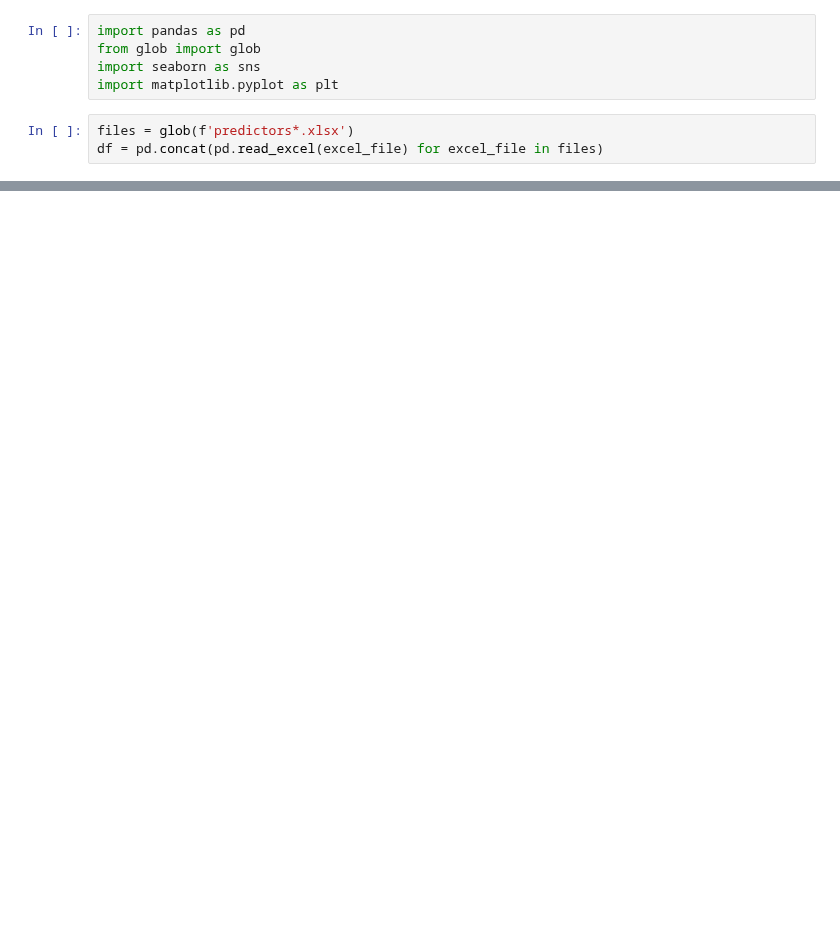
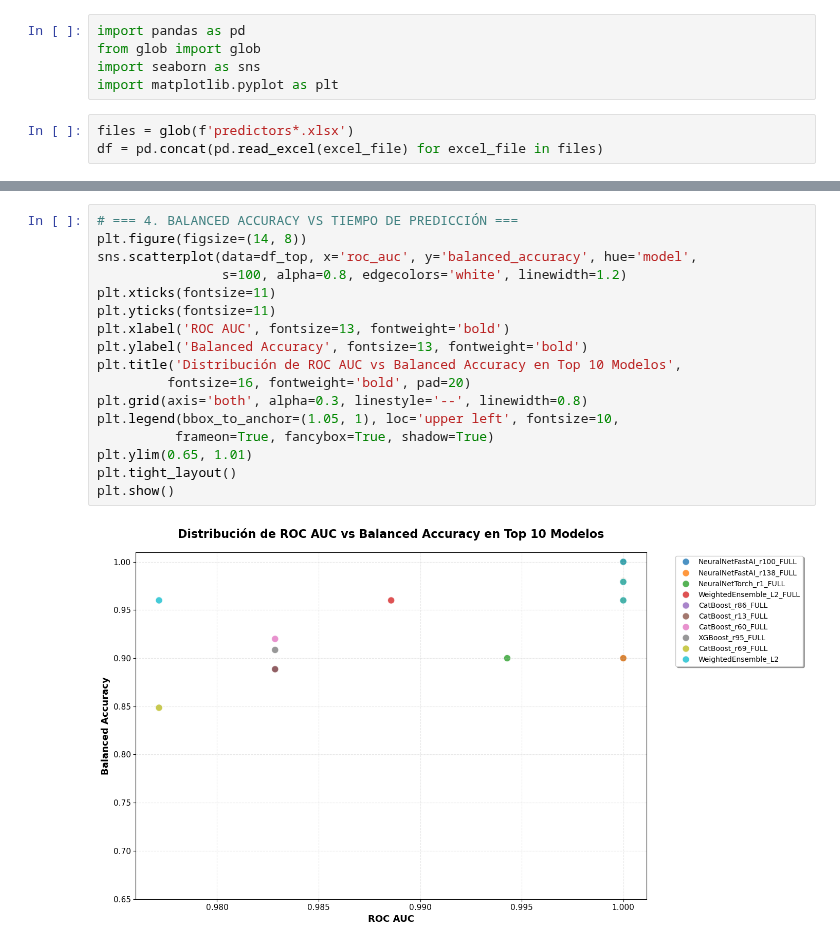
Before and after one commit to jgalanl/synthetic-data, a Jupyter notebook: 5_results/5_3_mix/analytics.ipynb, the cells around one changed output, grey strips where cells are left out. Saved outputs shown, nothing was run; the diff lists cells and outputs as text; blank space fills up the shorter version.

```diff
--- a/5_results/5_3_mix/analytics.ipynb
+++ b/5_results/5_3_mix/analytics.ipynb
@@ -76,0 +49,19 @@ plt.show()
+# %%
+# === 4. BALANCED ACCURACY VS TIEMPO DE PREDICCIÓN ===
+plt.figure(figsize=(14, 8))
+sns.scatterplot(data=df_top, x='roc_auc', y='balanced_accuracy', hue='model',
+                s=100, alpha=0.8, edgecolors='white', linewidth=1.2)
+plt.xticks(fontsize=11)
+plt.yticks(fontsize=11)
+plt.xlabel('ROC AUC', fontsize=13, fontweight='bold')
+plt.ylabel('Balanced Accuracy', fontsize=13, fontweight='bold')
+plt.title('Distribución de ROC AUC vs Balanced Accuracy en Top 10 Modelos',
+         fontsize=16, fontweight='bold', pad=20)
+plt.grid(axis='both', alpha=0.3, linestyle='--', linewidth=0.8)
+plt.legend(bbox_to_anchor=(1.05, 1), loc='upper left', fontsize=10,
+          frameon=True, fancybox=True, shadow=True)
+plt.ylim(0.65, 1.01)
+plt.tight_layout()
+plt.show()
+# %% [output]
+[figure, added]
```
Also changed, not shown: parts of 11 cells of this notebook, 1 other file.
